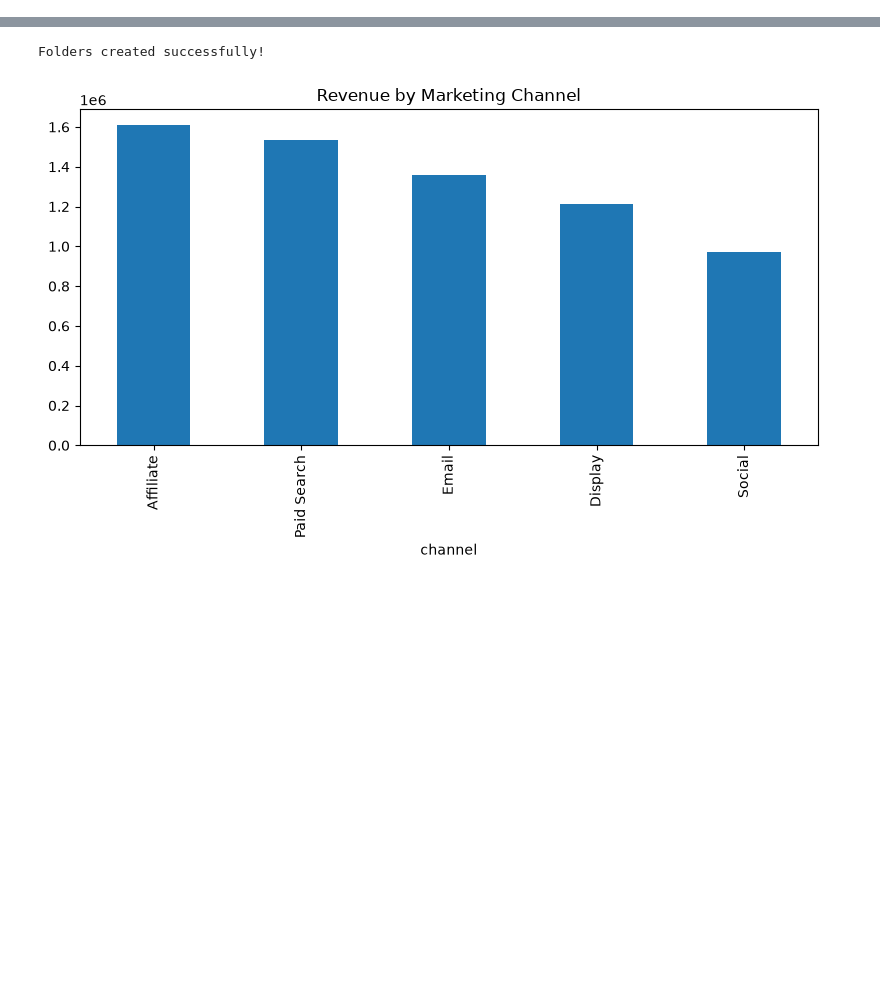
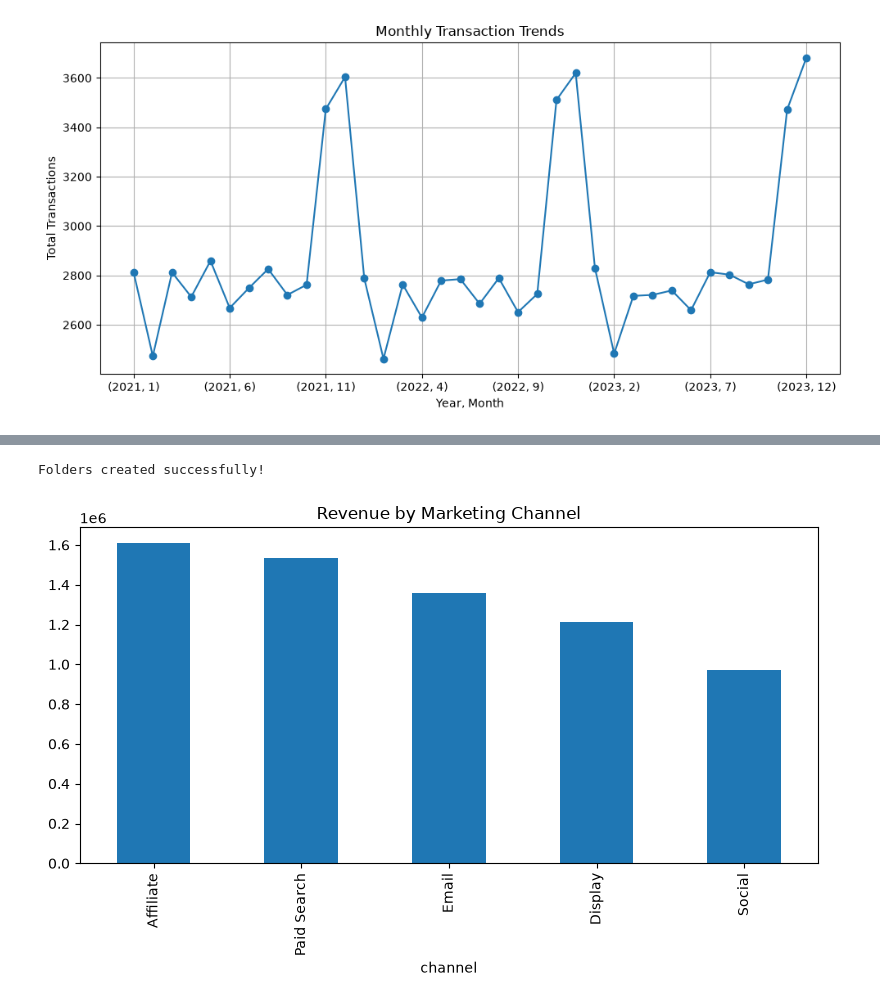
Before and after one commit to Arunima203/Marketing-Ecommerce-Analysis, a Jupyter notebook: notebooks/marketing_analysis.ipynb, the cells around one changed output, grey strips where cells are left out. Cells and saved outputs as stored; diff of their text form; code cells hidden in the pictures; blank space fills up the shorter version.

```diff
--- a/notebooks/marketing_analysis.ipynb
+++ b/notebooks/marketing_analysis.ipynb
@@ -819,0 +836,11 @@ First 5 Rows:
+# %%
+print(transactions.columns.tolist())
+transactions['timestamp'] = pd.to_datetime(
+    transactions['timestamp']
+)
+
+transactions['year'] = transactions['timestamp'].dt.year
+
+transactions['month'] = transactions['timestamp'].dt.month
+
+print(transactions[['timestamp', 'year', 'month']].head())
@@ -819,0 +855,31 @@ First 5 Rows:
+# %%
+import os
+
+os.makedirs("graphs", exist_ok=True)
+
+monthly_transactions = transactions.groupby(
+    ['year', 'month']
+)['transaction_id'].count()
+
+monthly_transactions.plot(
+    kind='line',
+    figsize=(10, 5),
+    marker='o'
+)
+
+plt.title('Monthly Transaction Trends')
+plt.xlabel('Year, Month')
+plt.ylabel('Total Transactions')
+plt.grid(True)
+
+plt.tight_layout()
+
+plt.savefig(
+    'graphs/monthly_transaction_trends.png',
+    dpi=300,
+    bbox_inches='tight'
+)
+
+plt.show()
+# %% [output]
+[figure, added]
```
Also changed, not shown: parts of 10 cells of this notebook, 1 other file.
